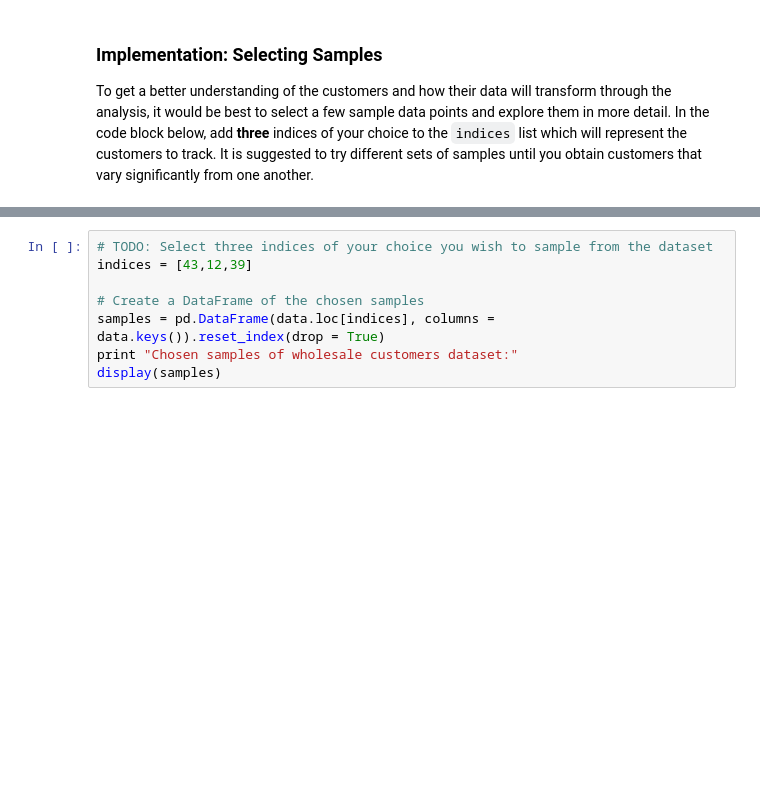
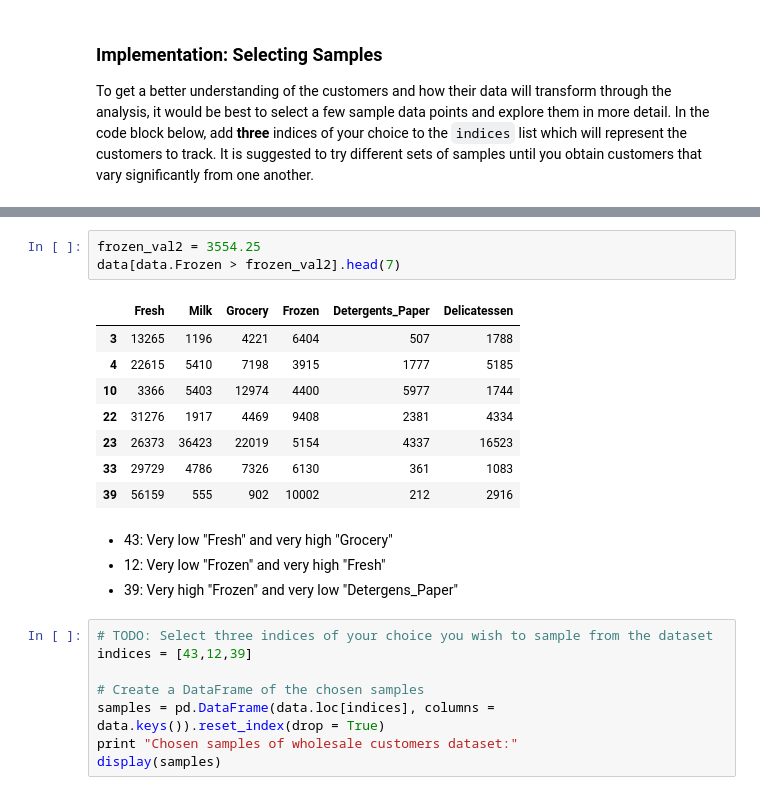
Before and after one commit to hemanth171/customer_segments, a Jupyter notebook: customer_segments.ipynb, the cells around one changed output, grey strips where cells are left out. Cells and saved outputs as stored; diff of their text form; blank space fills up the shorter version.

```diff
--- a/customer_segments.ipynb
+++ b/customer_segments.ipynb
@@ -61,3 +81,19 @@ To get a better understanding of the customers and how their data will transform
+# %%
+frozen_val2 = 3554.25
+data[data.Frozen > frozen_val2].head(7)
+# %% [output]
+|  | Fresh | Milk | Grocery | Frozen | Detergents_Paper | Delicatessen |
+| 3 | 13265 | 1196 | 4221 | 6404 | 507 | 1788 |
+| 4 | 22615 | 5410 | 7198 | 3915 | 1777 | 5185 |
+| 10 | 3366 | 5403 | 12974 | 4400 | 5977 | 1744 |
+| 22 | 31276 | 1917 | 4469 | 9408 | 2381 | 4334 |
+| 23 | 26373 | 36423 | 22019 | 5154 | 4337 | 16523 |
+| 33 | 29729 | 4786 | 7326 | 6130 | 361 | 1083 |
+| 39 | 56159 | 555 | 902 | 10002 | 212 | 2916 |
+# %% [markdown]
+- 43: Very low "Fresh" and very high "Grocery"
+- 12: Very low "Frozen" and very high "Fresh"
+- 39: Very high "Frozen" and very low "Detergens_Paper"
 # %%
 # TODO: Select three indices of your choice you wish to sample from the dataset
 indices = [43,12,39]
```
Also changed, not shown: parts of 4 cells of this notebook, 1 other file.
